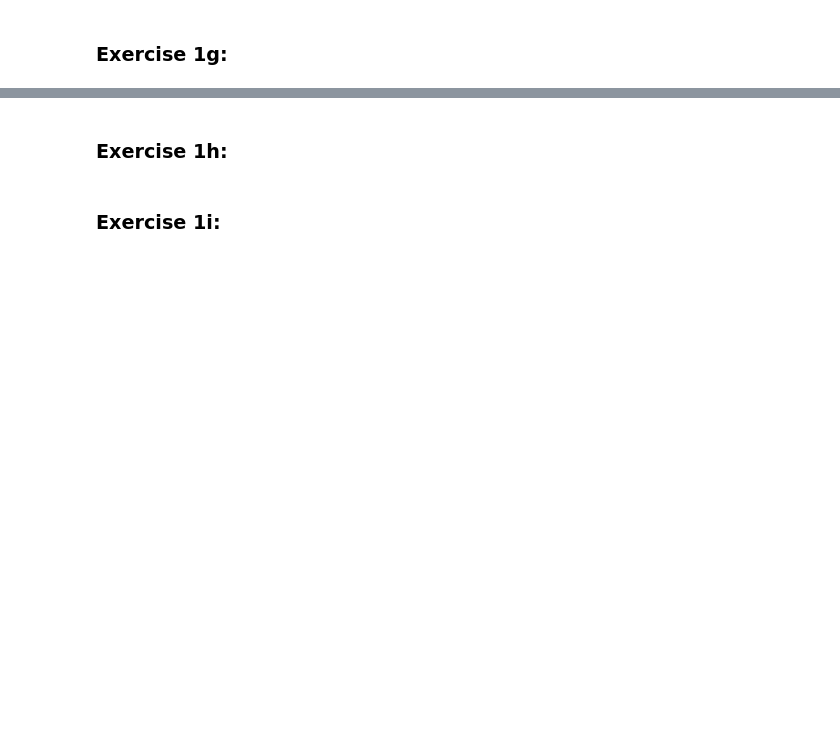
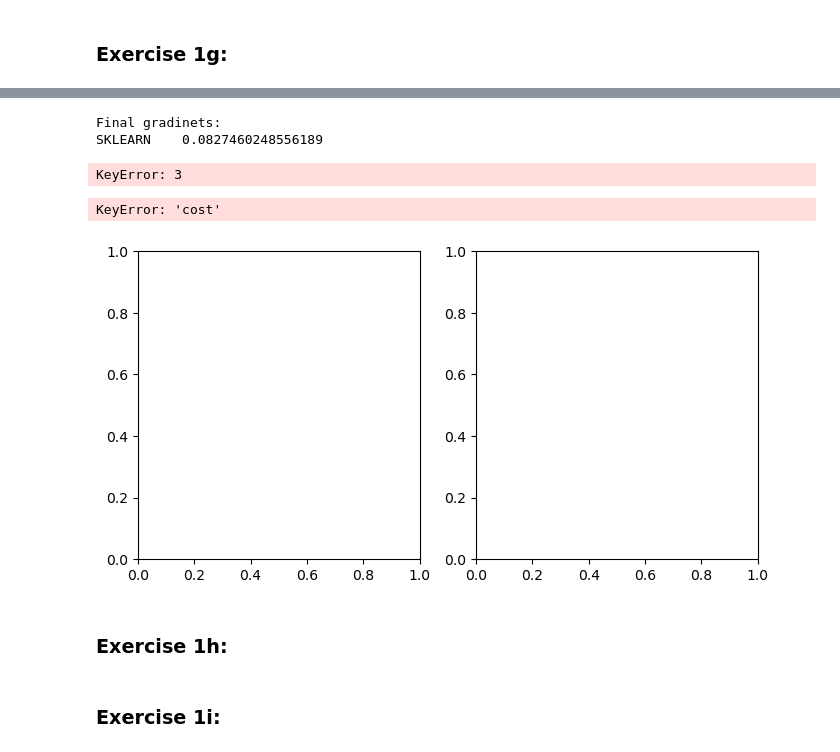
Before and after one commit to AbdulTorkerull/FYS-STK4155-Project-1, a Jupyter notebook: FYS-STK4155_Project.ipynb, the cells around one changed output, grey strips where cells are left out. Saved outputs shown, nothing was run; the diff lists cells and outputs as text; code cells hidden in the pictures; blank space fills up the shorter version.

```diff
--- a/FYS-STK4155_Project.ipynb
+++ b/FYS-STK4155_Project.ipynb
@@ -961,3 +962,10 @@ exercise_1f_plot1(results, gamma, lam)
 # %% [markdown]
 ### Exercise 1g:
+# %%
+# --- Restart and scale data --- #
+
+x_training, x_test, y_training, y_test = runge_data(n=100, sigma=0.1)
+
+x_training, x_test = scale(x_training, x_test)
+y_training, y_test = centre(y_training, y_test)
 # %%
@@ -967,3 +1001,51 @@ SyntaxError: expected ':' (2491752128.py, line 1)
+# %%
+y = y_training.ravel()
+X = identity(x_training, 7)
+m = sklearn.linear_model.Lasso(alpha=lam/2, fit_intercept=False, max_iter=1000, tol=1e-10).fit(X, y)
+cost_sk = cost_lasso(m.coef_, X, y, lam)
+
+print("Final gradinets:")
+print("SKLEARN   ", cost_sk)
+for meth in methods:
+    c = results[7][meth]["cost"][-1]
+    print(f"{meth:10s} {c:.6f}  (gap to sklearn: {c - cost_sk:.2e})")
+# %% [output]
+Final gradinets:
+SKLEARN    0.0827460248556189
+KeyError: 3
+# %%
+def exercise_1g_plot1(results, gamma, lam):
+    """Plot stored results: one panel per p, cost vs iteration, one line per method."""
+
+    p_list = list(results.keys())
+    n = len(p_list)
+
+    fig, axes = plt.subplots(1, n, figsize=(4 * n, 4), squeeze=False)
+    axes = axes[0]
+
+    for ax, p in zip(axes, p_list):
+        for m, res in results[p].items():
+            cost = np.asarray(res["cost"], dtype=float)
+            cost[~np.isfinite(cost)] = np.nan
+            ax.plot(np.arange(1, len(cost) + 1), cost, linewidth=1.8, label=m)
+
+        ax.set_title(f"degree = {p - 1}", fontsize=13)
+        ax.set_xscale("log")
+        ax.set_yscale("log")
+        ax.set_xlabel("iteration", fontsize=12)
+        ax.grid(True, alpha=0.3)
+
+    axes[0].set_ylabel(r"Lasso cost $C(\theta)$", fontsize=12)
+    axes[0].legend(fontsize=9)
+
+    fig.suptitle(rf"Lasso convergence of gradient methods ($\gamma={gamma}$, $\lambda={lam}$)", fontsize=15)
+    fig.tight_layout()
+    plt.show()
+
+exercise_1g_plot1(results, gamma, lam)
+# %% [output]
+KeyError: 'cost'
+[figure, added]
 # %% [markdown]
 ### Exercise 1h:
 # %% [markdown]
```
Also changed, not shown: parts of 6 cells of this notebook.
